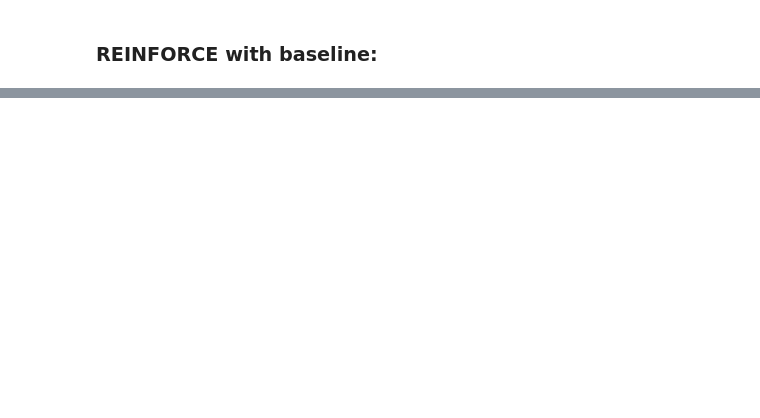
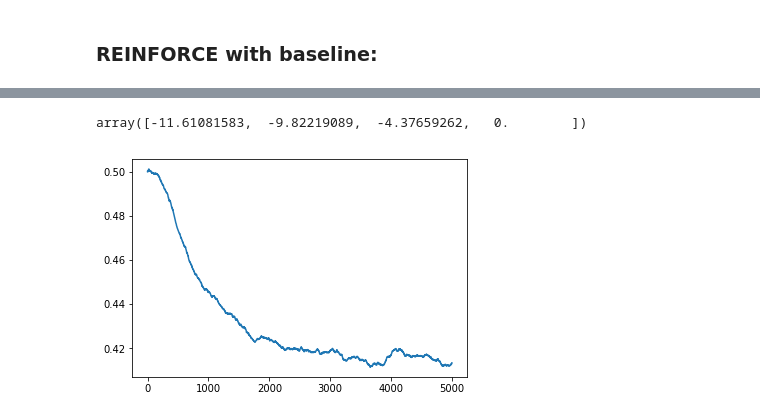
Before and after one commit to tprunarsson/Reiknigreind2018, a Jupyter notebook: pg.ipynb, the cells around one changed output, grey strips where cells are left out. Saved outputs shown, nothing was run; the diff lists cells and outputs as text; code cells hidden in the pictures; blank space fills up the shorter version.

```diff
--- a/pg.ipynb
+++ b/pg.ipynb
@@ -157,0 +158,47 @@ We look now at the actor critic he will use a action-value function
+# %%
+def short_corridor_step(s,a):
+    step = [-1,1]
+    if s == 1:
+        snew = s + step[1-a]
+    else:
+        snew = np.maximum(0,s + step[a]) # the states are (wall)0-1-2-3(terminal)
+    if s == 3:
+        r = 0 # terminal state
+    else:
+        r = -1
+    return r, snew
+# %%
+V = np.zeros(4) # value of the four states, note that V[3] = 0 by definition
+theta = np.ones(2) # equal values to start off with
+alpha_w = 0.01 # step sizes for values
+alpha_th = 0.0001 # smaller step size for theta
+gamma = 1 # so discounting is not used
+x = np.eye(2)
+pi = lambda a, x, theta : np.exp(np.matmul(theta,x[:,a].T))/np.sum(np.exp(np.matmul(theta,x.T)))
+life_of_pi_ac = np.zeros( 5000 )
+life_of_value_ac = np.zeros( (len(life_of_pi_ac)) )
+for episode in range( len(life_of_pi_ac) ):
+    s = 0 # initial state
+    I = 1 # used for discounting
+    while s < 3:
+        if np.random.uniform() < pi(0,x,theta):
+            a = 0
+        else:
+            a = 1
+        r, snew = short_corridor_step(s,a)
+        delta = r + gamma*(V[snew]-V[s])
+        V[s] = V[s] + alpha_w*delta # note here we are just using a table directly so grad is 1
+        grad_ln_pi = x[:,a] - np.matmul(np.array( [pi(0,x,theta), pi(1,x,theta)] ), x)
+        theta = theta + alpha_th*I*delta*grad_ln_pi
+        I = gamma*I
+        s = snew
+    life_of_pi_ac[episode] = pi(0,x,theta)
+    life_of_value_ac[episode] = V[0]
+
+%matplotlib inline
+import matplotlib.pyplot as plt
+plt.plot(life_of_pi_ac)
+V
+# %% [output]
+array([-11.61081583,  -9.82219089,  -4.37659262,   0.        ])
+[figure, added]
```
Also changed, not shown: parts of 14 cells of this notebook.
